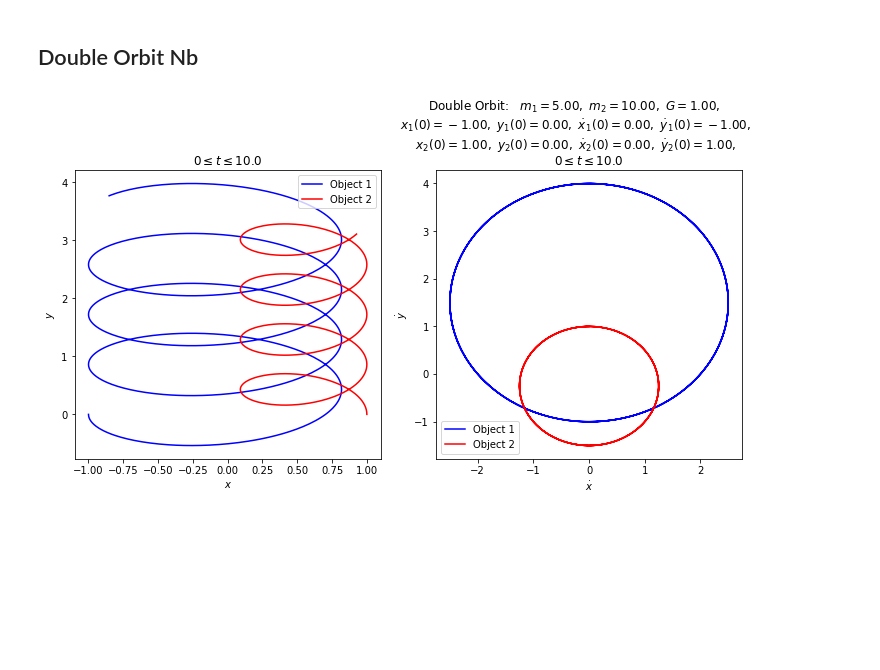
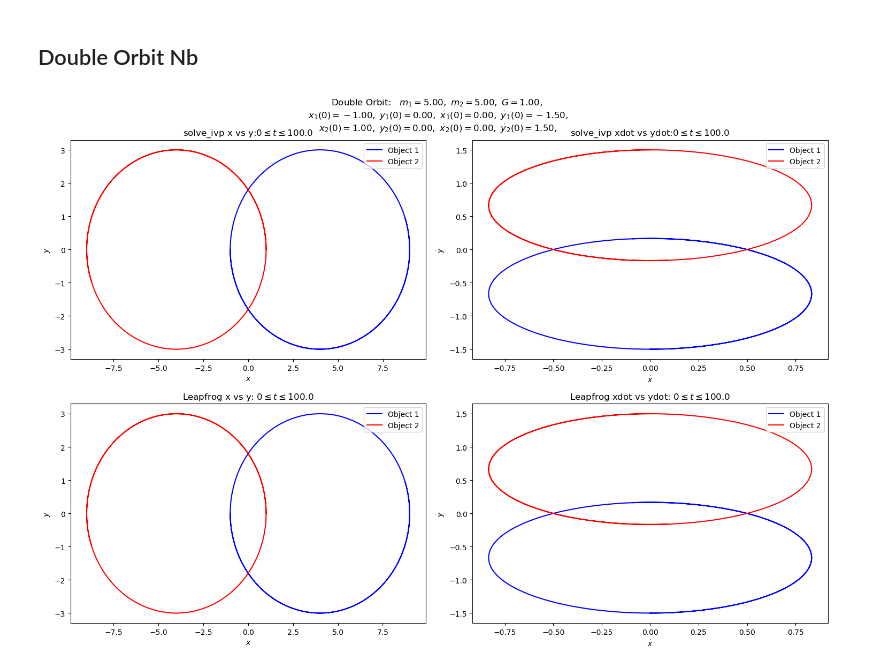
Before and after one commit to sGourapura/TheorMech5300, a Jupyter notebook: Final/DoubleOrbit.ipynb, the cells around one changed output. Drawn from its saved outputs; the diff is of its cells as text; code cells hidden in the pictures; blank space fills up the shorter version.

Commit message:
got leapfrog working

```diff
--- a/Final/DoubleOrbit.ipynb
+++ b/Final/DoubleOrbit.ipynb
@@ -156,14 +204,14 @@ deltax_vs_deltay = (r'$\dot x$', r'$\dot y$')
 
 # Common plotting time (generate the full time then use slices)
 t_start = 0.
-t_end = 10.
+t_end = 100.
 delta_t = 0.01
 
 t_pts = np.arange(t_start, t_end+delta_t, delta_t)
 
 # Common pendulum parameters
 m_1 = 5.
-m_2 = 10.
+m_2 = 5.
 G_val = 1.
 
 
@@ -172,15 +220,16 @@ tp1 = DoubleOrbit(m1=m_1, m2 = m_2, G=G_val)
 # %%
 x1_0, y1_0 = -1., 0.
 x2_0, y2_0 = 1., 0.
-x1_dot_0, y1_dot_0 = 0., -1.
-x2_dot_0, y2_dot_0 = 0., 1.
+x1_dot_0, y1_dot_0 = 0., -1.5
+x2_dot_0, y2_dot_0 = 0., 1.5
 
 y_0 =[x1_0, y1_0, x2_0, y2_0, x1_dot_0, y1_dot_0, x2_dot_0, y2_dot_0]
 
 x1, y1, x2, y2, x1_dot, y1_dot, x2_dot, y2_dot = tp1.solve_ode(t_pts, y_0)
+x1_2, y1_2, x2_2, y2_2, x1_dot_2, y1_dot_2, x2_dot_2, y2_dot_2 = tp1.solve_ode_Leapfrog(t_pts, y_0)
 
 # start the plot!
-fig = plt.figure(figsize=(15,5))
+fig = plt.figure(figsize=(15,10))
 
 overall_title = 'Double Orbit:  ' + \
                 rf' $m_1 = {m_1:.2f},$' + \
@@ -197,7 +246,7 @@ overall_title = 'Double Orbit:  ' + \
 fig.suptitle(overall_title, va='baseline')
 
 # first plot position: plot from t=0 to t=10
-ax_a = fig.add_subplot(1,3,1)
+ax_a = fig.add_subplot(2,2,1)
 
 start, stop = start_stop_indices(t_pts, t_start, t_end)
 plot_y_vs_x(x1[start : stop], y1[start : stop],
@@ -206,52 +255,58 @@ plot_y_vs_x(x1[start : stop], y1[start : stop],
             ax=ax_a)
 plot_y_vs_x(x2[start : stop], y2[start : stop],
             axis_labels=x_vs_y_labels,
             color='red',
             label="Object 2",
-            title=rf'$0 \leq t \leq {t_end:.1f}$',
+            title=rf'solve_ivp x vs y:$0 \leq t \leq {t_end:.1f}$',
             ax=ax_a)
 
 # second plot: state space plot from t=30 to t=50
-ax_b = fig.add_subplot(1,3,2)
+ax_b = fig.add_subplot(2,2,2)
 
 start, stop = start_stop_indices(t_pts, t_start, t_end)
 plot_y_vs_x(x1_dot[start : stop], y1_dot[start : stop],
             color='blue',
             label="Object 1",
             ax=ax_b)
 plot_y_vs_x(x2_dot[start : stop], y2_dot[start : stop],
             axis_labels=deltax_vs_deltay,
             color='red',
             label="Object 2",
-            title=rf'$0 \leq t \leq {t_end:.1f}$',
+            title=rf'solve_ivp xdot vs ydot:$0 \leq t \leq {t_end:.1f}$',
             ax=ax_b)
 
 
-"""# third plot: delta phi plot
-ax_a = fig.add_subplot(1,3, 3)
+# first plot position: plot from t=0 to t=10
+ax_a = fig.add_subplot(2,2,3)
 
-start, stop = start_stop_indices(t_pts, 0., t_end)
-plot_y_vs_x(t_pts[start : stop], deltaPhi1[start : stop],
-            axis_labels=deltaphi_vs_time_labels,
+start, stop = start_stop_indices(t_pts, t_start, t_end)
+plot_y_vs_x(x1_2[start : stop], y1_2[start : stop],
             color='blue',
-            label=rf'$\Delta\Phi_1$',
-            semilogy=True,
+            label="Object 1",
             ax=ax_a)
-plot_y_vs_x(t_pts[start : stop], deltaPhi2[start : stop],
-            axis_labels=deltaphi_vs_time_labels,
+plot_y_vs_x(x2[start : stop], y2[start : stop],
+            axis_labels=x_vs_y_labels,
             color='red',
-            label=rf'$\Delta\Phi_2$',
-            semilogy=True,
+            label="Object 2",
+            title=rf'Leapfrog x vs y: $0 \leq t \leq {t_end:.1f}$',
             ax=ax_a)
-plot_y_vs_x(t_pts[start : stop], deltaPhi3[start : stop],
-            axis_labels=deltaphi_vs_time_labels,
-            color='green',
-            label=rf'$\Delta\Phi_3$',
-            semilogy=True,
-            title=rf'$\Delta\phi={dPhi:.3f}, 0 \leq t \leq {t_end:.1f}$',
-            ax=ax_a)"""
+
+# second plot: state space plot from t=30 to t=50
+ax_b = fig.add_subplot(2,2,4)
+
+start, stop = start_stop_indices(t_pts, t_start, t_end)
+plot_y_vs_x(x1_dot_2[start : stop], y1_dot_2[start : stop],
+            color='blue',
+            label="Object 1",
+            ax=ax_b)
+plot_y_vs_x(x2_dot[start : stop], y2_dot[start : stop],
+            axis_labels=deltax_vs_deltay,
+            color='red',
+            label="Object 2",
+            title=rf'Leapfrog xdot vs ydot: $0 \leq t \leq {t_end:.1f}$',
+            ax=ax_b)
 
 fig.tight_layout()
 fig.savefig('DoubleOrbit.png', bbox_inches='tight')  # always bbox_inches='tight'
 # %% [output]
-[figure, old version]
+[figure, new version]
```
Also changed, not shown: parts of 1 cell of this notebook, 2 other files.
